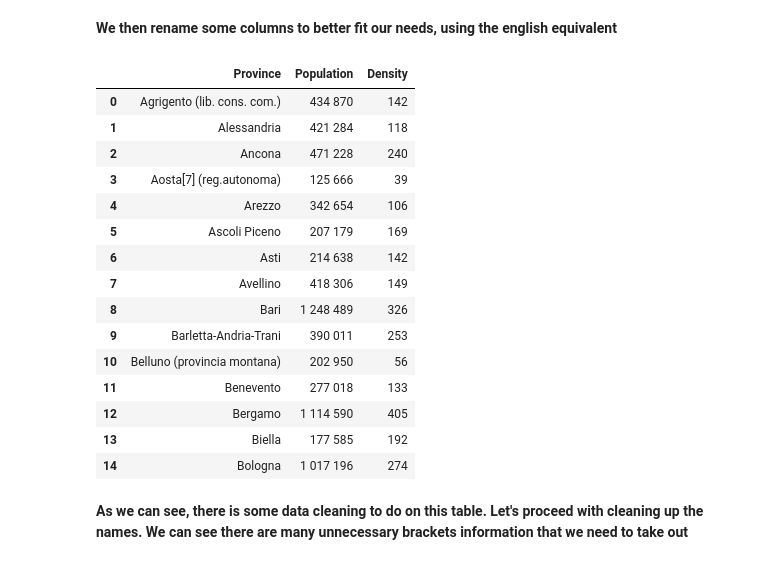
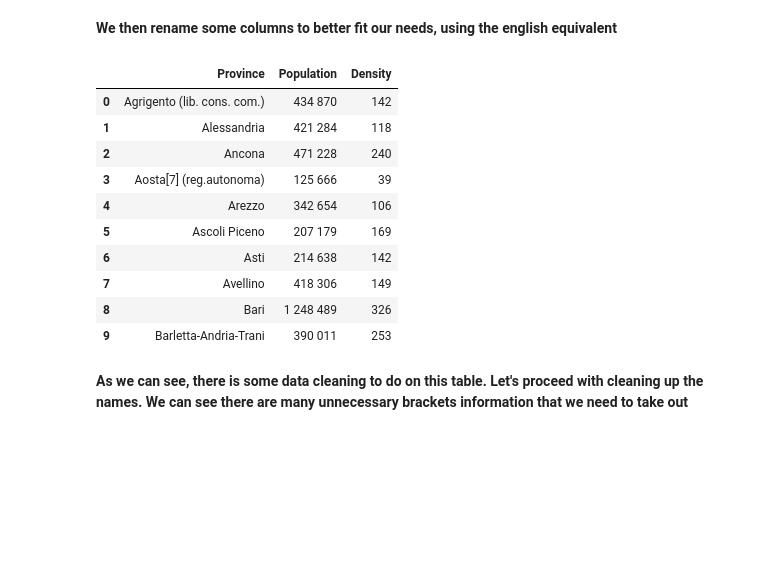
Before and after one commit to EmanueleLanzani/Coursera_Capstone, a Jupyter notebook: Covid - 19 Phase Two.ipynb, the cells around one changed output. Drawn from its saved outputs; the diff is of its cells as text; code cells hidden in the pictures; blank space fills up the shorter version.

```diff
--- a/Covid - 19 Phase Two.ipynb
+++ b/Covid - 19 Phase Two.ipynb
@@ -93,24 +97,19 @@ df2 = df1.drop(axis= 1, columns = ['Sigla', 'Regione', 'Superficie(km²)', 'Comu
 # %%
 df2.rename(columns = {'Provincia':'Province','Popolazione(ab.)':'Population', 'Densità(ab./km²)':'Density'}, inplace = True)
 # %%
-df2.head(15)
+df2.head(10)
 # %% [output]
 |  | Province | Population | Density |
 | 0 | Agrigento (lib. cons. com.) | 434 870 | 142 |
 | 1 | Alessandria | 421 284 | 118 |
 | 2 | Ancona | 471 228 | 240 |
 | 3 | Aosta[7] (reg.autonoma) | 125 666 | 39 |
 | 4 | Arezzo | 342 654 | 106 |
 | 5 | Ascoli Piceno | 207 179 | 169 |
 | 6 | Asti | 214 638 | 142 |
 | 7 | Avellino | 418 306 | 149 |
 | 8 | Bari | 1 248 489 | 326 |
 | 9 | Barletta-Andria-Trani | 390 011 | 253 |
-| 10 | Belluno (provincia montana) | 202 950 | 56 |
-| 11 | Benevento | 277 018 | 133 |
-| 12 | Bergamo | 1 114 590 | 405 |
-| 13 | Biella | 177 585 | 192 |
-| 14 | Bologna | 1 017 196 | 274 |
 # %% [markdown]
 **As we can see, there is some data cleaning to do on this table. Let's proceed with cleaning up the names. We can see there are many unnecessary brackets information that we need to take out**
 # %%
```
Also changed, not shown: parts of 35 cells of this notebook.
